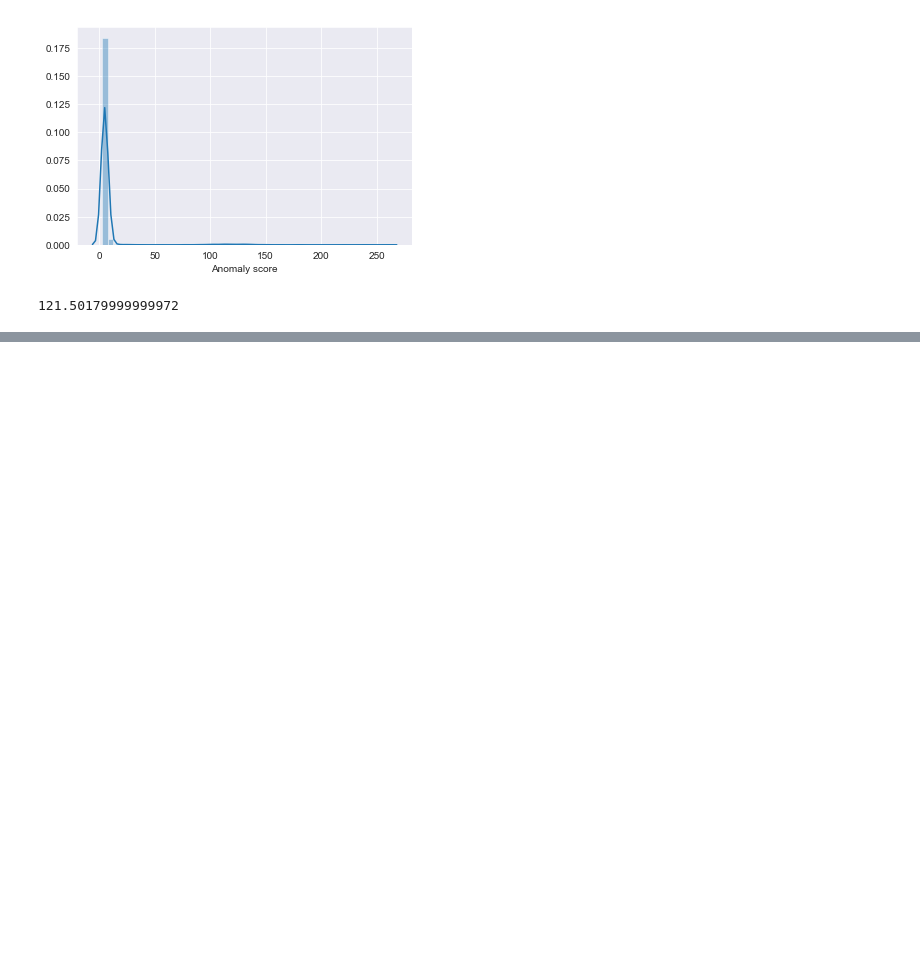
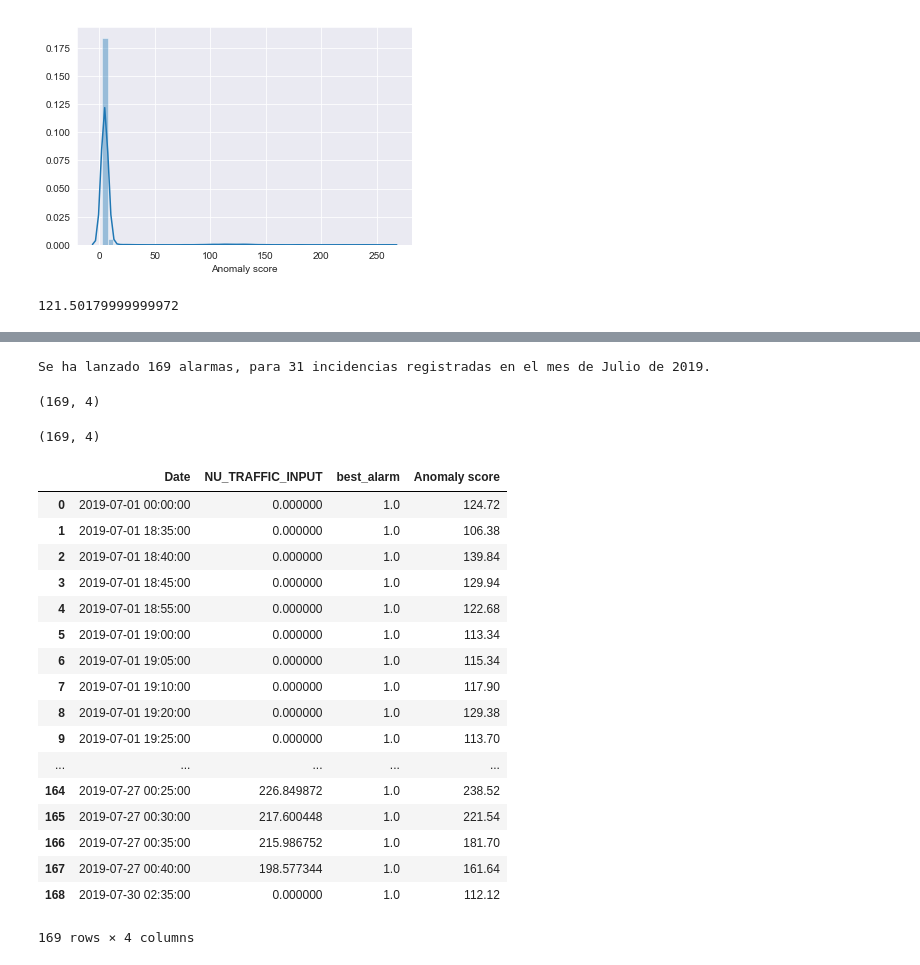
Before and after one commit to Coptero/Machine-Learning, a Jupyter notebook: notebooks/CMEX_MEX.ipynb, the cells around one changed output, grey strips where cells are left out. Cells and saved outputs as stored; diff of their text form; code cells hidden in the pictures; blank space fills up the shorter version.

Commit message:
Adding anomaly score with alarms df for the demo (CMEX and BBVBA_ESP)

```diff
--- a/notebooks/CMEX_MEX.ipynb
+++ b/notebooks/CMEX_MEX.ipynb
@@ -150,0 +161,5 @@ with open('../data/cmex_mex_data/CMEX-MEX-OCCRTRDW01_GigabitEthernet000_input.js
+# %%
+avg_codisp_no_shingle["best_alarm"] = 0.0
+avg_codisp_no_shingle["stat_alarm"] = 0.0
+avg_codisp_no_shingle.loc[avg_codisp_no_shingle["Anomaly score"] > best_threshold, "best_alarm"] = 1.0
+avg_codisp_no_shingle.loc[avg_codisp_no_shingle["Anomaly score"] > stat_threshold, "stat_alarm"] = 1.0
@@ -150,0 +176,11 @@ with open('../data/cmex_mex_data/CMEX-MEX-OCCRTRDW01_GigabitEthernet000_input.js
+# %%
+num_incidentes_july = incidents_filtered.loc[(incidents_filtered["SUBMIT_DATE"] >= "2019-07-01 00:00:00") & (incidents_filtered["SUBMIT_DATE"] <= "2019-07-31 23:30:00")].shape[0]
+best_alarms = avg_codisp_no_shingle.best_alarm.sum()
+print("Se ha lanzado {} alarmas, para {} incidencias registradas en el mes de Julio de 2019.".format(int(best_alarms), num_incidentes_july))
+# %% [output]
+Se ha lanzado 169 alarmas, para 31 incidencias registradas en el mes de Julio de 2019.
+# %%
+just_alarms = avg_codisp_no_shingle.loc[avg_codisp_no_shingle["best_alarm"] == 1.0]
+just_alarms.shape
+# %% [output]
+(169, 4)
@@ -150,0 +189,28 @@ with open('../data/cmex_mex_data/CMEX-MEX-OCCRTRDW01_GigabitEthernet000_input.js
+# %%
+traffic_data_date = traffic_data[["DT_MEASURE_DATETIME", "NU_TRAFFIC_INPUT"]]
+traffic_alarms = just_alarms.merge(traffic_data_date, how = "left", left_on = "Date", right_on = "DT_MEASURE_DATETIME")
+traffic_alarms = traffic_alarms[["Date", "NU_TRAFFIC_INPUT", "best_alarm", "Anomaly score"]]
+traffic_alarms.shape
+# %% [output]
+(169, 4)
+# %%
+traffic_alarms
+# %% [output]
+|  | Date | NU_TRAFFIC_INPUT | best_alarm | Anomaly score |
+| 0 | 2019-07-01 00:00:00 | 0.000000 | 1.0 | 124.72 |
+| 1 | 2019-07-01 18:35:00 | 0.000000 | 1.0 | 106.38 |
+| 2 | 2019-07-01 18:40:00 | 0.000000 | 1.0 | 139.84 |
+| 3 | 2019-07-01 18:45:00 | 0.000000 | 1.0 | 129.94 |
+| 4 | 2019-07-01 18:55:00 | 0.000000 | 1.0 | 122.68 |
+| 5 | 2019-07-01 19:00:00 | 0.000000 | 1.0 | 113.34 |
+| 6 | 2019-07-01 19:05:00 | 0.000000 | 1.0 | 115.34 |
+| 7 | 2019-07-01 19:10:00 | 0.000000 | 1.0 | 117.90 |
+| 8 | 2019-07-01 19:20:00 | 0.000000 | 1.0 | 129.38 |
+| 9 | 2019-07-01 19:25:00 | 0.000000 | 1.0 | 113.70 |
+| ... | ... | ... | ... | ... |
+| 164 | 2019-07-27 00:25:00 | 226.849872 | 1.0 | 238.52 |
+| 165 | 2019-07-27 00:30:00 | 217.600448 | 1.0 | 221.54 |
+| 166 | 2019-07-27 00:35:00 | 215.986752 | 1.0 | 181.70 |
+| 167 | 2019-07-27 00:40:00 | 198.577344 | 1.0 | 161.64 |
+| 168 | 2019-07-30 02:35:00 | 0.000000 | 1.0 | 112.12 |
+169 rows × 4 columns
```
Also changed, not shown: parts of 17 cells of this notebook, 3 other files.
